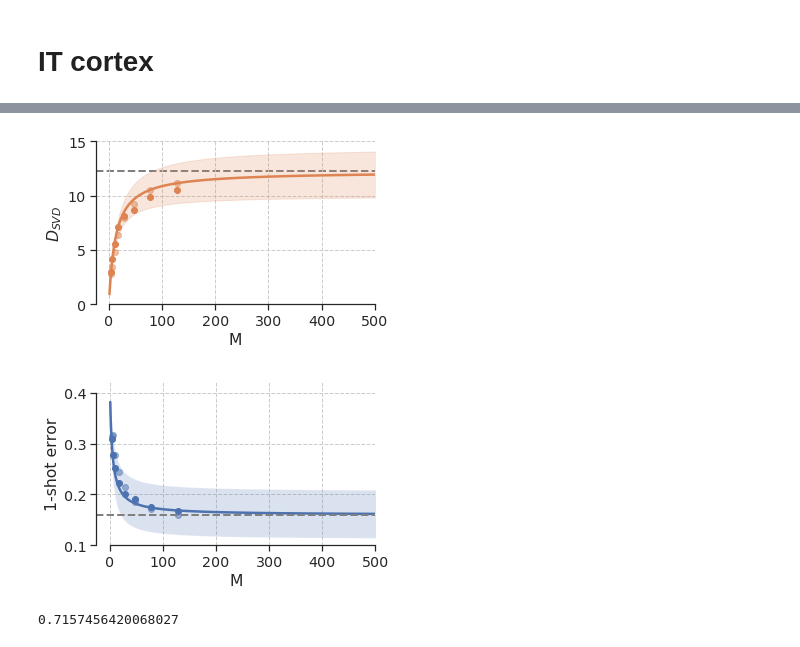
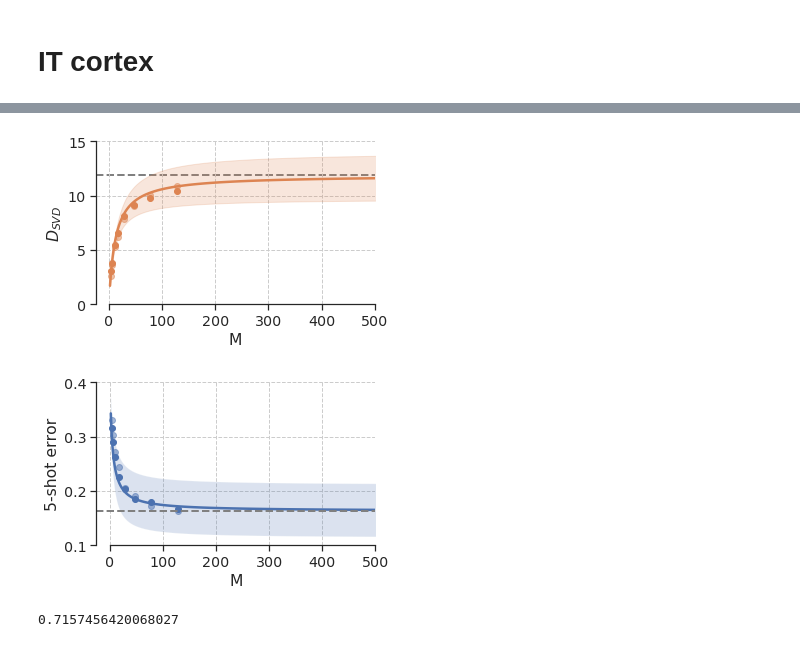
Before and after one commit to bsorsch/geometry-fewshot-learning, a Jupyter notebook: Compressed sensing.ipynb, the cells around one changed output, grey strips where cells are left out. Saved outputs shown, nothing was run; the diff lists cells and outputs as text; code cells hidden in the pictures.

```diff
--- a/Compressed sensing.ipynb
+++ b/Compressed sensing.ipynb
@@ -136,10 +142,10 @@ manifolds = np.stack(manifolds)
 m = 5
 N = 2048
 K = manifolds.shape[0]
-Ms = np.logspace(3,11,8,base=2)
-# Ms = np.logspace(2,7,8,base=2)
+# Ms = np.logspace(3,11,8,base=2)
+Ms = np.logspace(2,8.9,8,base=2)
 
-n_avg = 20
+n_avg = 1
 Dsvds = []
 SNRs = []
 err_all = []
@@ -289,7 +304,7 @@ m = 5
 N = 168
 K = manifolds.shape[0]
 Ms = np.logspace(2,7,8,base=2)
-n_avg = 10
+n_avg = 50
 Dsvds = []
 SNRs = []
 err_all = []
@@ -340,7 +348,7 @@ Ds0_proj = (Ms[-1]*Dsvds_proj[-1]-1)/ (Ms[-1]-Dsvds_proj[-1])
 from mpl_toolkits.axes_grid1.inset_locator import inset_axes
 
 fig, ax = plt.subplots(figsize=(5,3))
-MMs = np.logspace(np.log2(np.min(Ms)-3),9,100,base=2)
+MMs = np.logspace(np.log2(np.min(Ms)-2),9,100,base=2)
 Ds_pred = Ds0 / (1+Ds0/MMs[:,None])
 plt.plot(MMs, Ds_pred.mean(1),c='C1');
 plt.fill_between(MMs, Ds_pred.mean(1)+Ds_pred.std(1),Ds_pred.mean(1)-Ds_pred.std(1),
@@ -376,9 +384,9 @@ sns.despine(trim=True)
 # axins.set_xlim([3,250])
 
 
-# plt.savefig('images/IT_random_proj_D.pdf')
+plt.savefig('images/IT_random_proj_D_500.pdf')
 # %% [output]
-[figure, old version]
+[figure, new version]
 # %%
 from scipy.special import erfinv
 def Hinv(z):
@@ -394,36 +402,36 @@ plt.fill_between(MMs, np.nanmean(H(SNR_pred),-1)+std,
                 np.nanmean(H(SNR_pred),-1)-std,
                 alpha=0.2);
 
 plt.scatter(Ms, np.nanmean(err_all_proj,-1),c='C0')
 plt.scatter(Ms, np.nanmean(err_all,-1),c='C0',alpha=0.5)
 plt.axhline(np.nanmean(H(SNR0)), linestyle='dashed', c='grey',linewidth=2)
 
 plt.grid(True, which='both',ls='--')
 plt.xlabel('M')
-plt.ylabel('1-shot error')
+plt.ylabel(str(m)+'-shot error')
 plt.xlim([-25,500])
 plt.yticks([0.1,0.2,0.3,0.4])
 sns.despine(trim=True)
 
 # # Inset
 # axins = inset_axes(ax, width="60%", height="40%",loc=1, borderpad=0.5)
 # SNR0 = Hinv(err_all[-1]) * np.sqrt(1+np.repeat(Ds0,K)/Ms[-1])
 # plt.axhline(np.nanmean(H(SNR0)), linestyle='dashed', c='grey', linewidth=2)
 # SNR_pred = SNR0 / np.sqrt(1+np.repeat(Ds0,K)/MMs[:,None])
 # plt.plot(MMs, np.nanmean(H(SNR_pred),-1))
 # plt.fill_between(MMs, np.nanmean(H(SNR_pred),-1)+std,
 #                 np.nanmean(H(SNR_pred),-1)-std,
 #                 alpha=0.2);
 
 # plt.scatter(Ms, np.nanmean(err_all_proj,-1),c='C0')
 # plt.scatter(Ms, np.nanmean(err_all,-1),c='C0',alpha=0.5)
 # axins.set_xlim([3,250])
 # plt.xscale('log')
 # plt.grid(True, which='both',ls='--')
 
-# plt.savefig('images/IT_random_proj_err.pdf')
+plt.savefig('images/IT_random_proj_err_500.pdf')
 # %% [output]
-[figure, old version]
+[figure, new version]
 # %%
 1-np.nanmean(err_all[-1])
 # %% [output]
```
Also changed, not shown: parts of 6 cells of this notebook, 2 other files.
